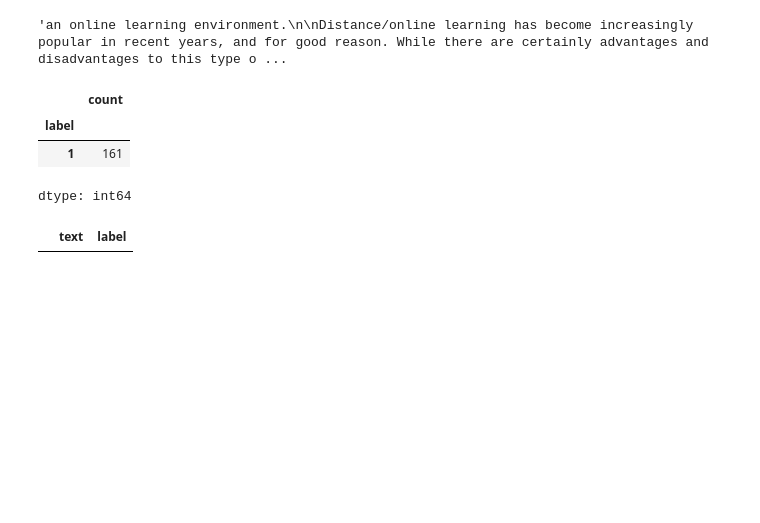
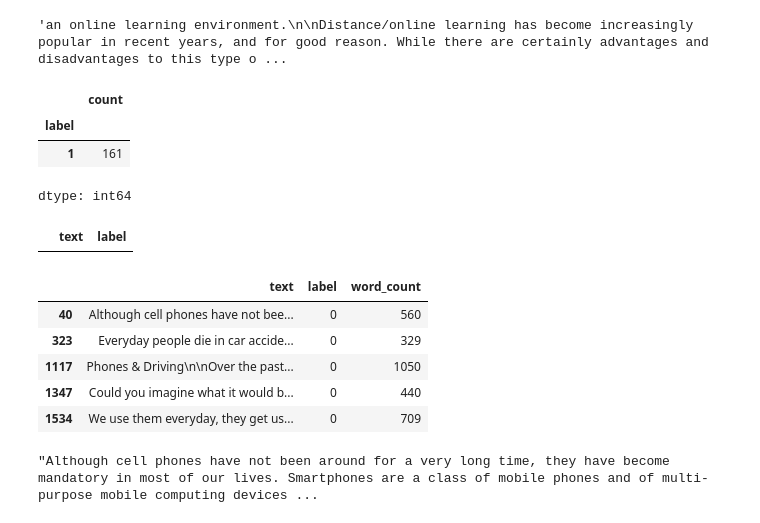
Before and after one commit to Sirapop12345/sp, a Jupyter notebook: Data_Preparation.ipynb, the cells around one changed output. Cells and saved outputs as stored; diff of their text form; code cells hidden in the pictures; blank space fills up the shorter version.

```diff
--- a/Data_Preparation.ipynb
+++ b/Data_Preparation.ipynb
@@ -682,0 +697,13 @@ df1[df1['text'].str.contains('Subject:')]
+# %%
+# Define a regex pattern to check for multiple spaces
+pattern = r' {2,}'  # Matches two or more consecutive spaces
+
+# Check if there are rows with multiple spaces
+df1[df1['text'].str.contains(pattern, regex=True)].head()
+# %% [output]
+|  | text | label | word_count |
+| 40 | Although cell phones have not bee... | 0 | 560 |
+| 323 | Everyday people die in car accide... | 0 | 329 |
+| 1117 | Phones & Driving\n\nOver the past... | 0 | 1050 |
+| 1347 | Could you imagine what it would b... | 0 | 440 |
+| 1534 | We use them everyday, they get us... | 0 | 709 |
@@ -682,0 +717,4 @@ df1[df1['text'].str.contains('Subject:')]
+# %%
+df1.iloc[40,0]
+# %% [output]
+"Although cell phones have not been around for a very long time, they have become mandatory in most of our lives. Smartphones are a class of mobile phones and of multi-purpose mobile computing devices ...
```
Also changed, not shown: parts of 12 cells of this notebook.
